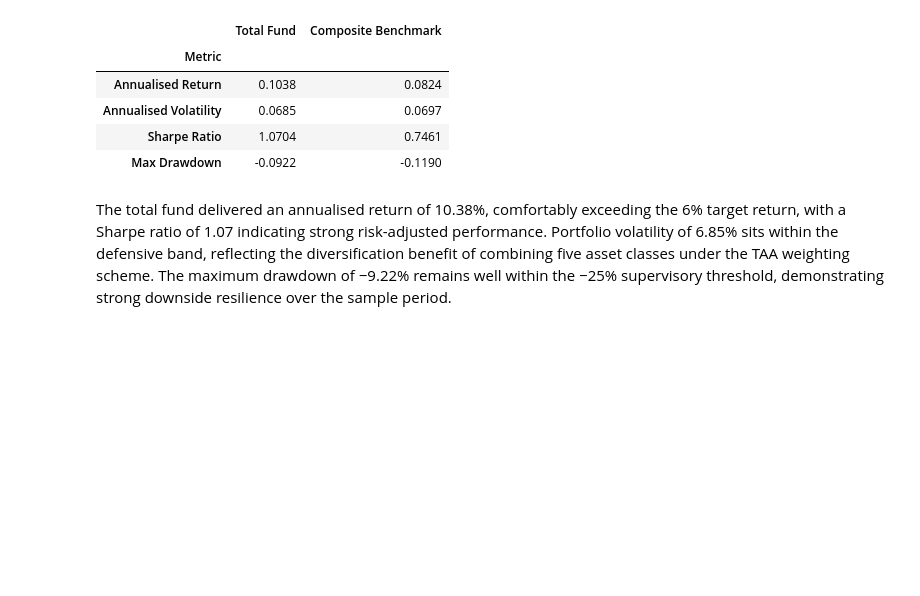
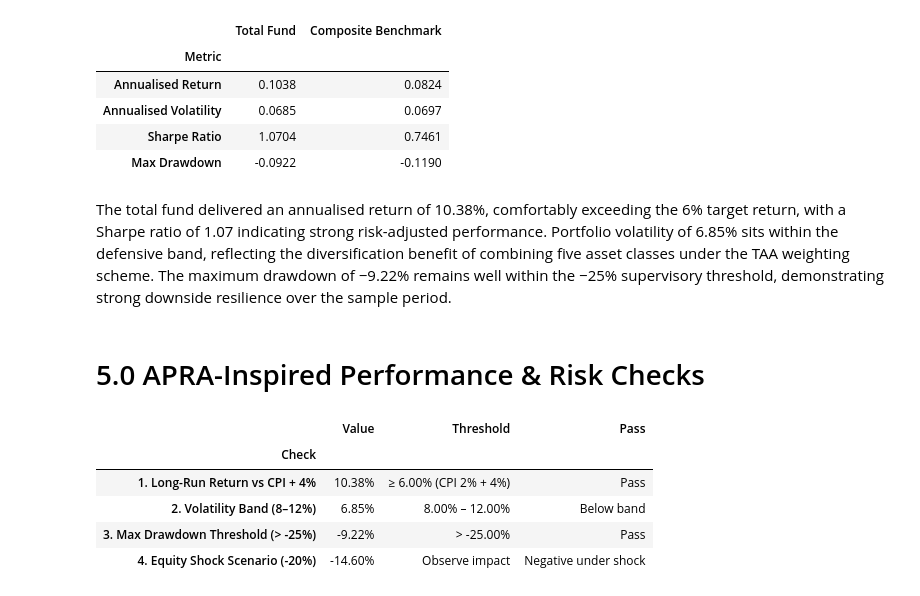
Before and after one commit to afperry2/FINM3422-Group-8-Task-2, a Jupyter notebook: notebook/multi-asset_portfolio_performance_report.ipynb, the cells around one changed output. Drawn from its saved outputs; the diff is of its cells as text; code cells hidden in the pictures; blank space fills up the shorter version.

Commit message:
complete 5.0 APRA checks & analysis -- code in performance.py and report notebook

```diff
--- a/notebook/multi-asset_portfolio_performance_report.ipynb
+++ b/notebook/multi-asset_portfolio_performance_report.ipynb
@@ -61,3 +61,5 @@ fund_table
 | Max Drawdown | -0.0922 | -0.1190 |
 # %% [markdown]
 The total fund delivered an annualised return of 10.38%, comfortably exceeding the 6% target return, with a Sharpe ratio of 1.07 indicating strong risk-adjusted performance. Portfolio volatility of 6.85% sits within the defensive band, reflecting the diversification benefit of combining five asset classes under the TAA weighting scheme. The maximum drawdown of −9.22% remains well within the −25% supervisory threshold, demonstrating strong downside resilience over the sample period.
+# %% [markdown]
+# 5.0 APRA-Inspired Performance & Risk Checks
@@ -63,0 +68,10 @@ The total fund delivered an annualised return of 10.38%, comfortably exceeding t
+# %%
+apra_table = run_apra_checks(portfolio_return, rf)
+apra_table
+# %% [output]
+|  | Value | Threshold | Pass |
+| Check |  |  |  |
+| 1. Long-Run Return vs CPI + 4% | 10.38% | ≥ 6.00% (CPI 2% + 4%) | Pass |
+| 2. Volatility Band (8–12%) | 6.85% | 8.00% – 12.00% | Below band |
+| 3. Max Drawdown Threshold (> -25%) | -9.22% | > -25.00% | Pass |
+| 4. Equity Shock Scenario (-20%) | -14.60% | Observe impact | Negative under shock |
```
Also changed, not shown: parts of 2 cells of this notebook, 1 other file.
